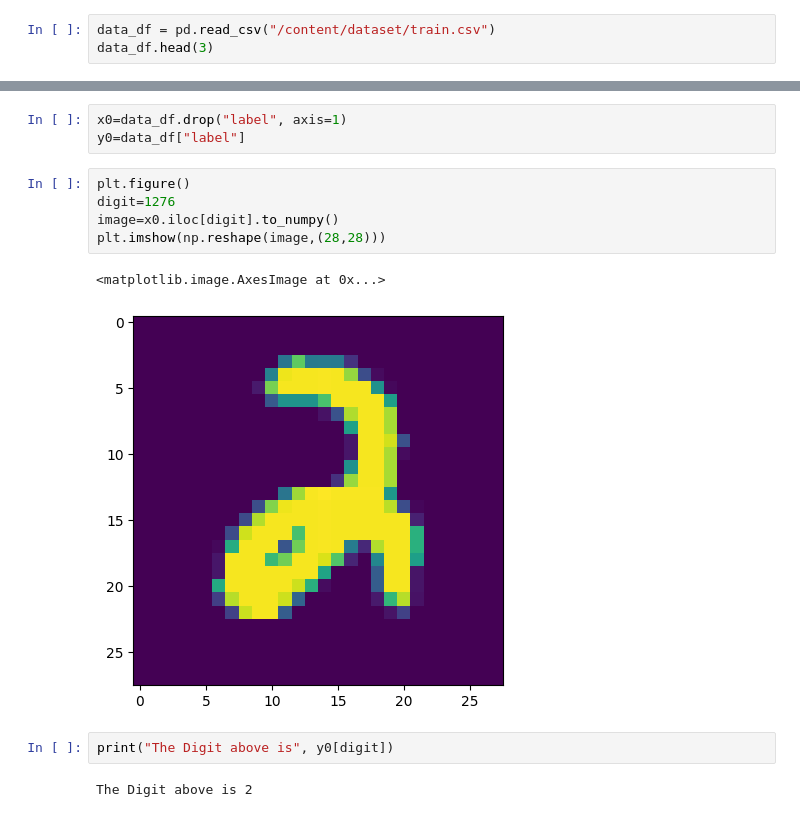
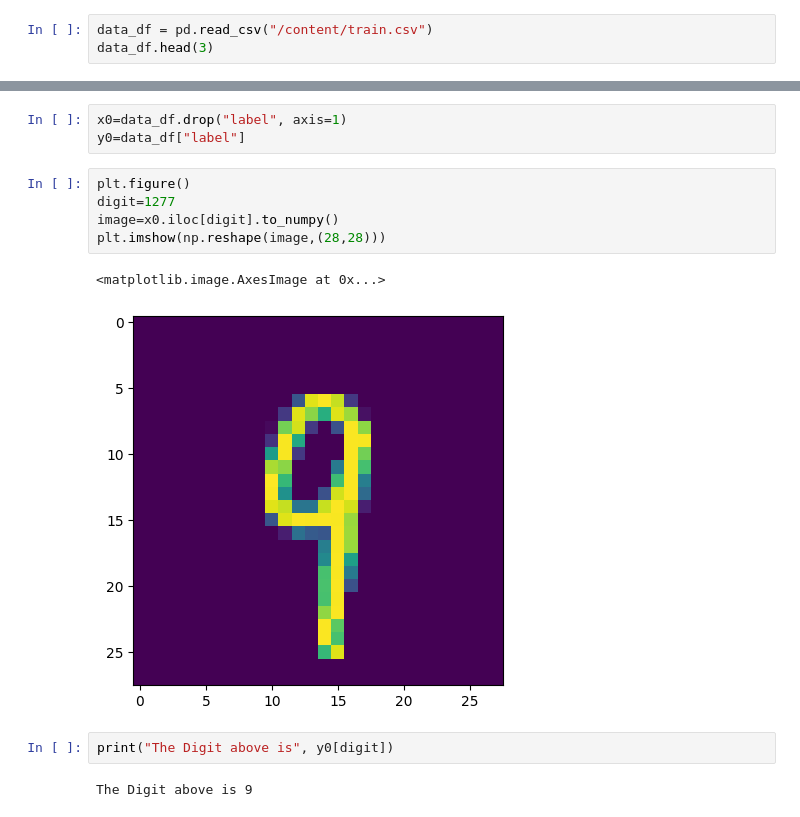
Before and after one commit to grooti76/KNN-Live-Digit-Recognition, a Jupyter notebook: main/Colab/KNN_Live_Digit_Recognition.ipynb, the cells around one changed output, grey strips where cells are left out. Drawn from its saved outputs; the diff is of its cells as text.

```diff
--- a/main/Colab/KNN_Live_Digit_Recognition.ipynb
+++ b/main/Colab/KNN_Live_Digit_Recognition.ipynb
@@ -22,6 +22,6 @@ from sklearn.metrics import accuracy_score
 from sklearn.metrics import classification_report
 from sklearn.metrics import confusion_matrix
 # %%
-data_df = pd.read_csv("/content/dataset/train.csv")
+data_df = pd.read_csv("/content/train.csv")
 data_df.head(3)
 # %% [output]
@@ -36,15 +35,15 @@ x0=data_df.drop("label", axis=1)
 y0=data_df["label"]
 # %%
 plt.figure()
-digit=1276
+digit=1277
 image=x0.iloc[digit].to_numpy()
 plt.imshow(np.reshape(image,(28,28)))
 # %% [output]
 <matplotlib.image.AxesImage at 0x...>
-[figure, old version]
+[figure, new version]
 # %%
 print("The Digit above is", y0[digit])
 # %% [output]
-The Digit above is 2
+The Digit above is 9
 # %%
 plt.figure()
```
Also changed, not shown: parts of 17 cells of this notebook.
